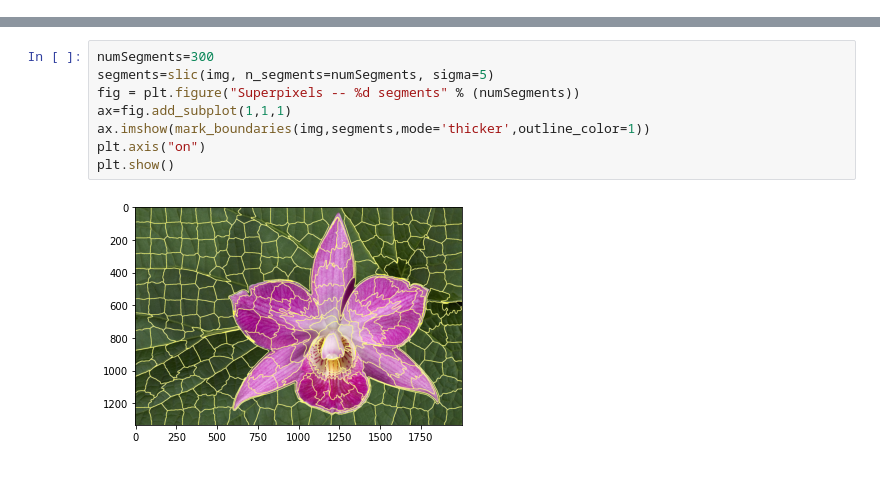
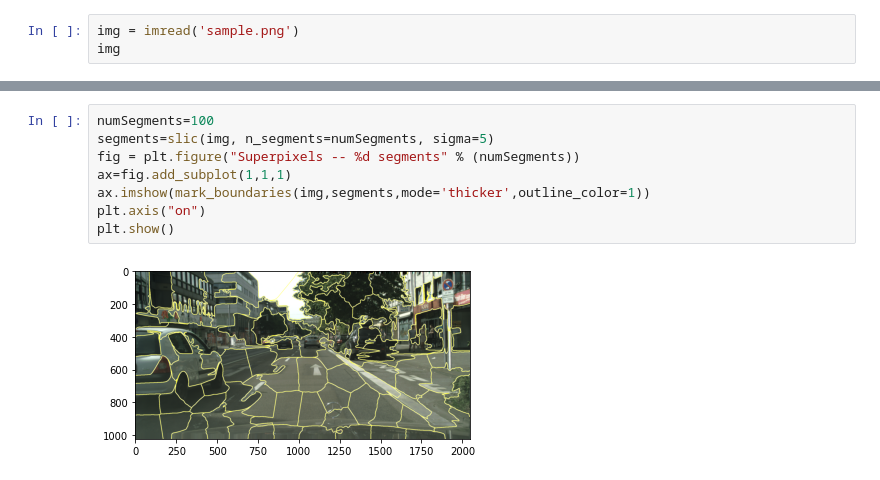
Before and after one commit to mondalanindya/GraphSemanticSegmentation, a Jupyter notebook: SLIC.ipynb, the cells around one changed output, grey strips where cells are left out. Cells and saved outputs as stored; diff of their text form.

```diff
--- a/SLIC.ipynb
+++ b/SLIC.ipynb
@@ -9,0 +19,3 @@ img = imread('Picture 1128.jpg')
+# %%
+img = imread('sample.png')
+img
@@ -10,10 +40,10 @@ img = imread('Picture 1128.jpg')
 # %%
-numSegments=300
+numSegments=100
 segments=slic(img, n_segments=numSegments, sigma=5)
 fig = plt.figure("Superpixels -- %d segments" % (numSegments))
 ax=fig.add_subplot(1,1,1)
 ax.imshow(mark_boundaries(img,segments,mode='thicker',outline_color=1))
 plt.axis("on")
 plt.show()
 # %% [output]
-[figure, old version]
+[figure, new version]
```
Also changed, not shown: parts of 4 cells of this notebook.
